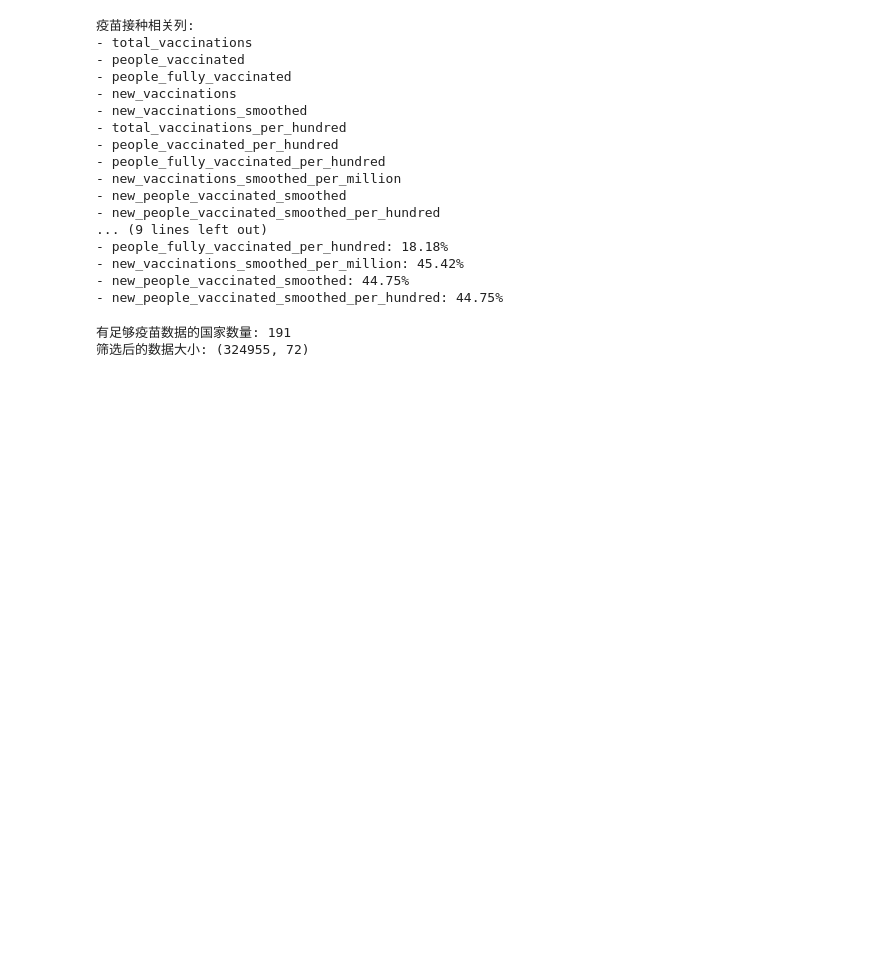
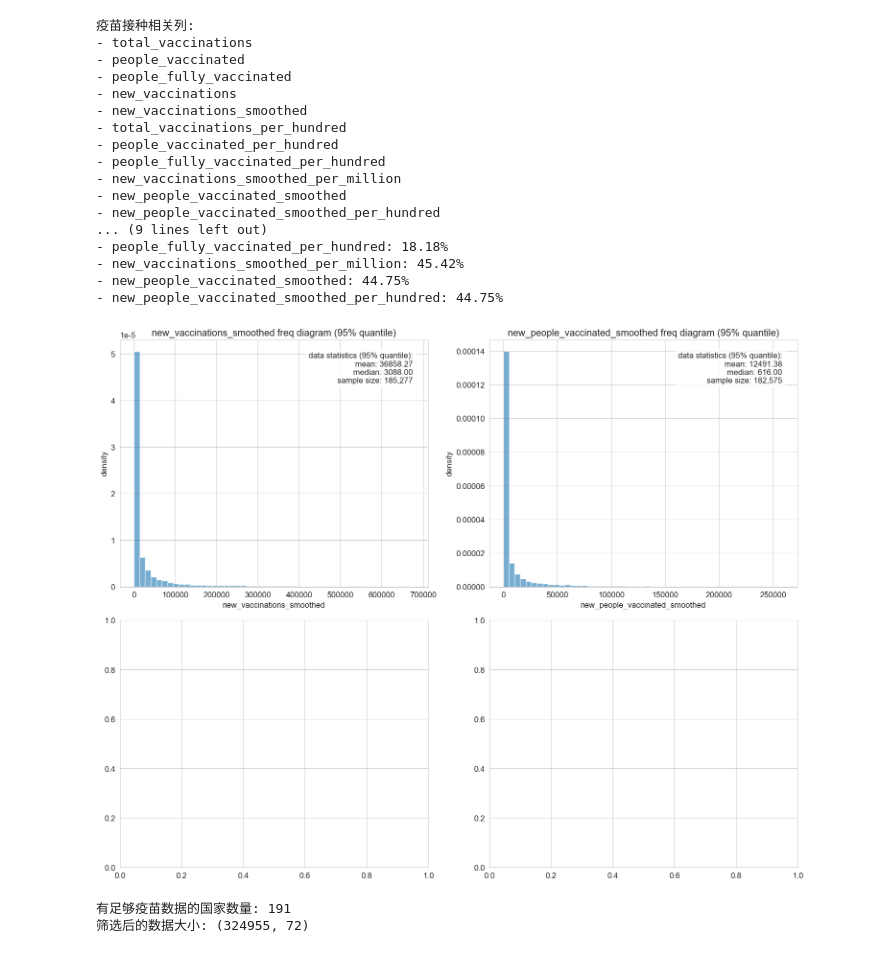
Before and after one commit to bkmashiro/DSP-report, a Jupyter notebook: covid_analysis_2_vaccination.ipynb, the cells around one changed output. Drawn from its saved outputs; the diff is of its cells as text; code cells hidden in the pictures; blank space fills up the shorter version.

```diff
--- a/covid_analysis_2_vaccination.ipynb
+++ b/covid_analysis_2_vaccination.ipynb
@@ -93,6 +93,12 @@ for col in vaccine_columns:
 - new_vaccinations_smoothed_per_million: 45.42%
 - new_people_vaccinated_smoothed: 44.75%
 - new_people_vaccinated_smoothed_per_hundred: 44.75%
+# %%
+plot_frequency_distribution(df_clean, [
+  "new_vaccinations_smoothed", "new_people_vaccinated_smoothed"
+])
+# %% [output]
+[figure, added]
 # %%
 # 筛选有足够疫苗数据的国家
 # 首先计算每个国家的疫苗数据可用性
```
Also changed, not shown: parts of 6 cells of this notebook, 14 other files.
